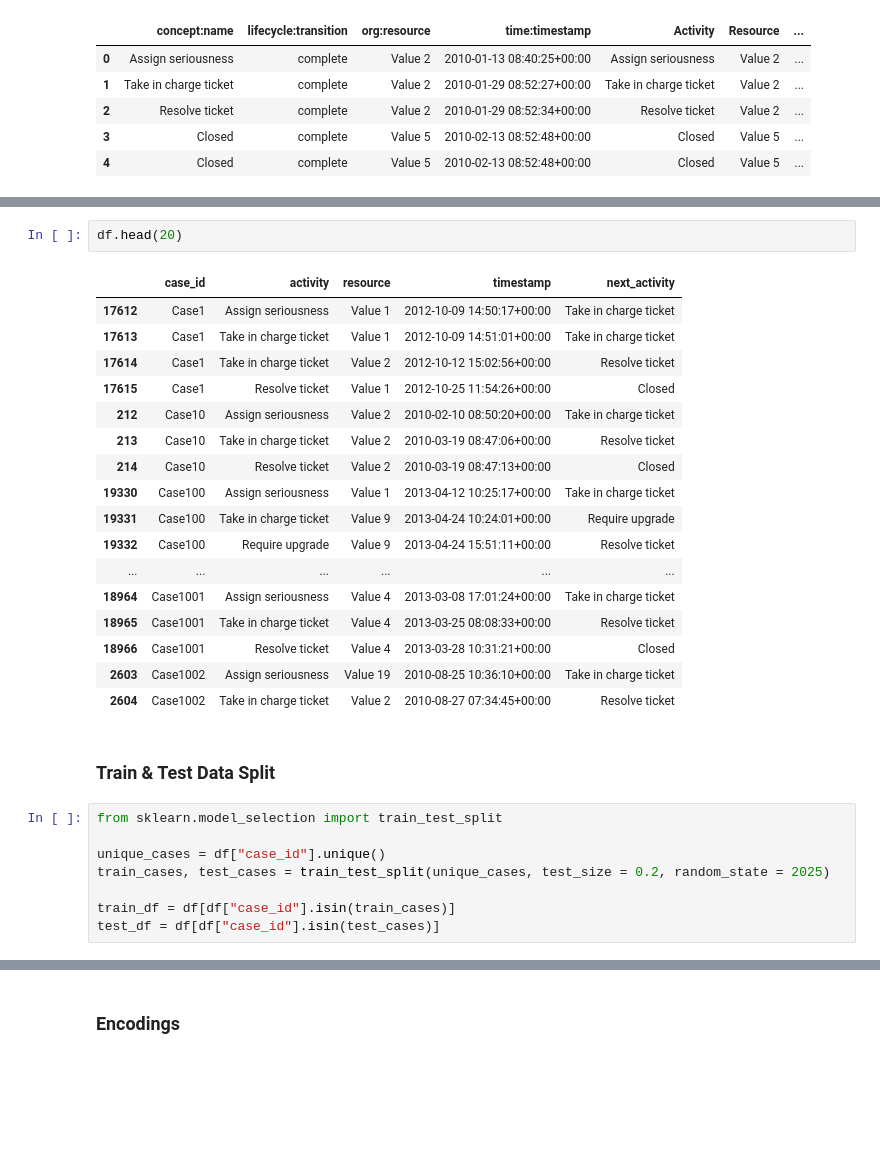
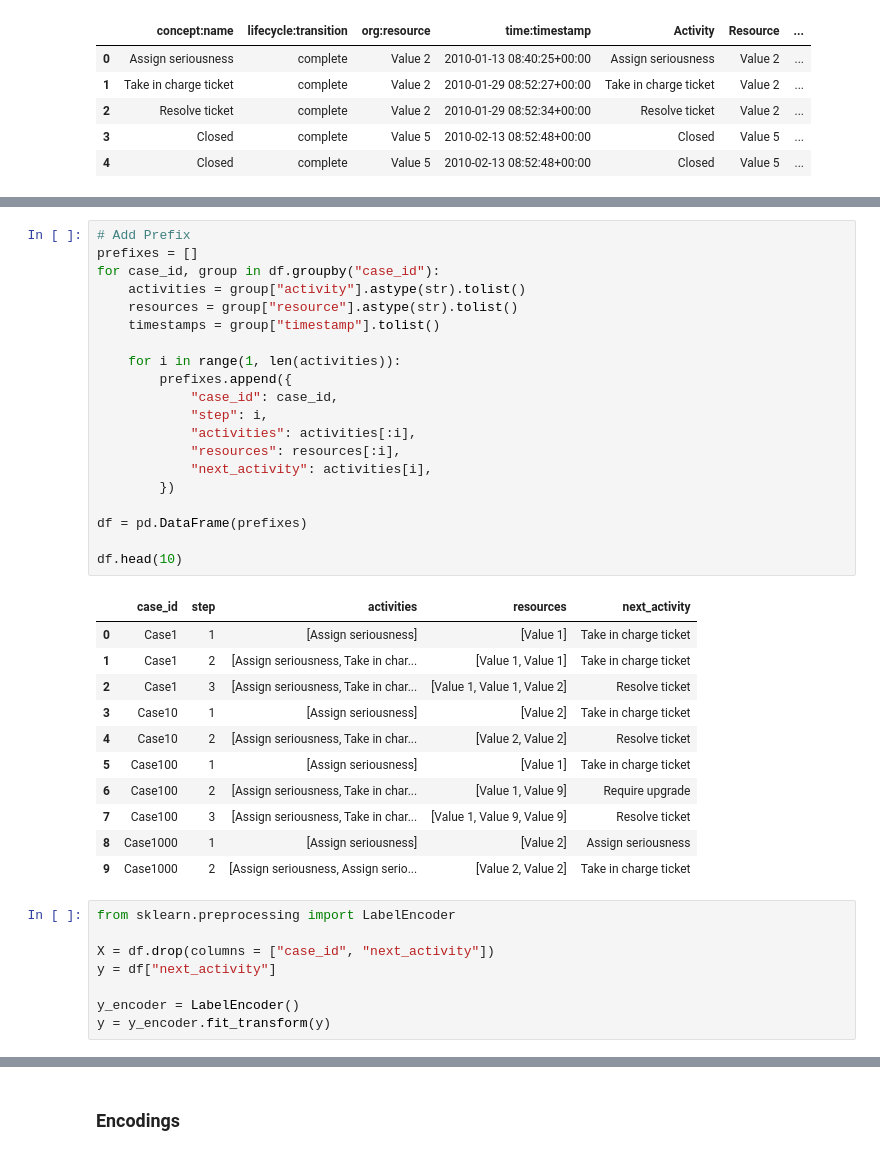
Before and after one commit to LorenzoCirac/Encodings-for-Next-Step-Activity-Prediction, a Jupyter notebook: Encodings for Next Step Activity Prediction.ipynb, the cells around one changed output, grey strips where cells are left out. Cells and saved outputs as stored; diff of their text form; blank space fills up the shorter version.

```diff
--- a/Encodings for Next Step Activity Prediction.ipynb
+++ b/Encodings for Next Step Activity Prediction.ipynb
@@ -81,30 +87,40 @@ df = df[df["next_activity"].notna()]
-# %%
-df.head(20)
-# %% [output]
-|  | case_id | activity | resource | timestamp | next_activity |
-| 17612 | Case1 | Assign seriousness | Value 1 | 2012-10-09 14:50:17+00:00 | Take in charge ticket |
-| 17613 | Case1 | Take in charge ticket | Value 1 | 2012-10-09 14:51:01+00:00 | Take in charge ticket |
-| 17614 | Case1 | Take in charge ticket | Value 2 | 2012-10-12 15:02:56+00:00 | Resolve ticket |
-| 17615 | Case1 | Resolve ticket | Value 1 | 2012-10-25 11:54:26+00:00 | Closed |
-| 212 | Case10 | Assign seriousness | Value 2 | 2010-02-10 08:50:20+00:00 | Take in charge ticket |
-| 213 | Case10 | Take in charge ticket | Value 2 | 2010-03-19 08:47:06+00:00 | Resolve ticket |
-| 214 | Case10 | Resolve ticket | Value 2 | 2010-03-19 08:47:13+00:00 | Closed |
-| 19330 | Case100 | Assign seriousness | Value 1 | 2013-04-12 10:25:17+00:00 | Take in charge ticket |
-| 19331 | Case100 | Take in charge ticket | Value 9 | 2013-04-24 10:24:01+00:00 | Require upgrade |
-| 19332 | Case100 | Require upgrade | Value 9 | 2013-04-24 15:51:11+00:00 | Resolve ticket |
-| ... | ... | ... | ... | ... | ... |
-| 18964 | Case1001 | Assign seriousness | Value 4 | 2013-03-08 17:01:24+00:00 | Take in charge ticket |
-| 18965 | Case1001 | Take in charge ticket | Value 4 | 2013-03-25 08:08:33+00:00 | Resolve ticket |
-| 18966 | Case1001 | Resolve ticket | Value 4 | 2013-03-28 10:31:21+00:00 | Closed |
-| 2603 | Case1002 | Assign seriousness | Value 19 | 2010-08-25 10:36:10+00:00 | Take in charge ticket |
-| 2604 | Case1002 | Take in charge ticket | Value 2 | 2010-08-27 07:34:45+00:00 | Resolve ticket |
-# %% [markdown]
-<h3>Train & Test Data Split</h3>
-# %%
-from sklearn.model_selection import train_test_split
-
-unique_cases = df["case_id"].unique()
-train_cases, test_cases = train_test_split(unique_cases, test_size = 0.2, random_state = 2025)
-
-train_df = df[df["case_id"].isin(train_cases)]
-test_df = df[df["case_id"].isin(test_cases)]
+# %%
+# Add Prefix
+prefixes = []
+for case_id, group in df.groupby("case_id"):
+    activities = group["activity"].astype(str).tolist()
+    resources = group["resource"].astype(str).tolist()
+    timestamps = group["timestamp"].tolist()
+
+    for i in range(1, len(activities)):
+        prefixes.append({
+            "case_id": case_id,
+            "step": i,
+            "activities": activities[:i],
+            "resources": resources[:i],
+            "next_activity": activities[i],
+        })
+
+df = pd.DataFrame(prefixes)
+
+df.head(10)
+# %% [output]
+|  | case_id | step | activities | resources | next_activity |
+| 0 | Case1 | 1 | [Assign seriousness] | [Value 1] | Take in charge ticket |
+| 1 | Case1 | 2 | [Assign seriousness, Take in char... | [Value 1, Value 1] | Take in charge ticket |
+| 2 | Case1 | 3 | [Assign seriousness, Take in char... | [Value 1, Value 1, Value 2] | Resolve ticket |
+| 3 | Case10 | 1 | [Assign seriousness] | [Value 2] | Take in charge ticket |
+| 4 | Case10 | 2 | [Assign seriousness, Take in char... | [Value 2, Value 2] | Resolve ticket |
+| 5 | Case100 | 1 | [Assign seriousness] | [Value 1] | Take in charge ticket |
+| 6 | Case100 | 2 | [Assign seriousness, Take in char... | [Value 1, Value 9] | Require upgrade |
+| 7 | Case100 | 3 | [Assign seriousness, Take in char... | [Value 1, Value 9, Value 9] | Resolve ticket |
+| 8 | Case1000 | 1 | [Assign seriousness] | [Value 2] | Assign seriousness |
+| 9 | Case1000 | 2 | [Assign seriousness, Assign serio... | [Value 2, Value 2] | Take in charge ticket |
+# %%
+from sklearn.preprocessing import LabelEncoder
+
+X = df.drop(columns = ["case_id", "next_activity"])
+y = df["next_activity"]
+
+y_encoder = LabelEncoder()
+y = y_encoder.fit_transform(y)
```
Also changed, not shown: parts of 14 cells of this notebook, 1 other file.
